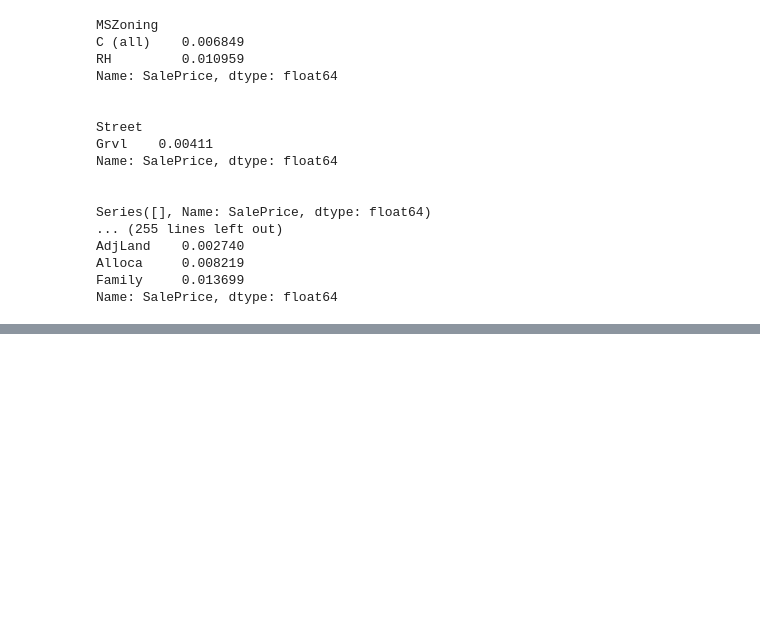
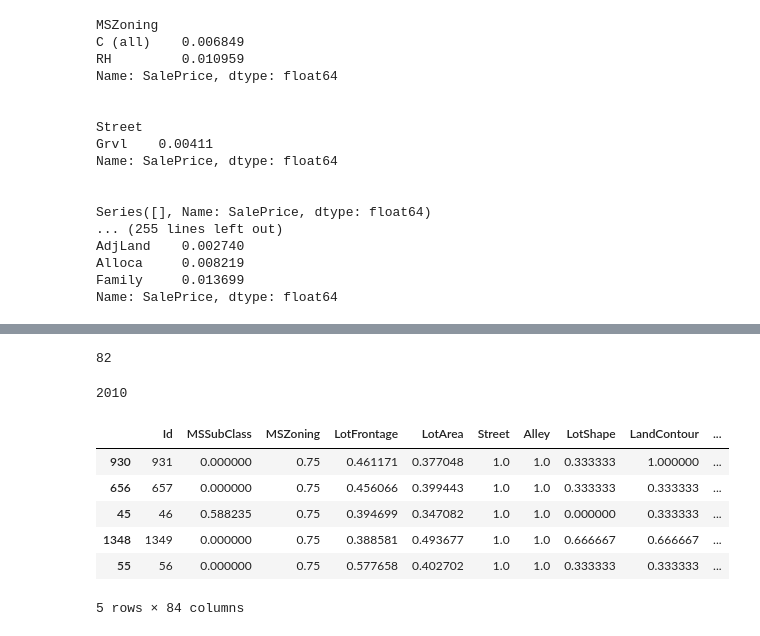
Before and after one commit to mostofa-ahsan/Projects, a Jupyter notebook: Housing Price/Housing_feature_engineering.ipynb, the cells around one changed output, grey strips where cells are left out. Cells and saved outputs as stored; diff of their text form; code cells hidden in the pictures; blank space fills up the shorter version.

```diff
--- a/Housing Price/Housing_feature_engineering.ipynb
+++ b/Housing Price/Housing_feature_engineering.ipynb
@@ -219,0 +277,26 @@ for i in categorical_variables:
+# %%
+final_variables= [ i for i in X_train.columns if i not in ['Id','SalePrice']]
+len(final_variables)
+# %% [output]
+82
+# %%
+print(X_train['YrSold'].max())
+# %% [output]
+2010
+# %%
+scaler = MinMaxScaler()
+scaler.fit(X_train[final_variables])
+
+X_train[final_variables]=scaler.transform(X_train[final_variables])
+
+X_test[final_variables]=scaler.transform(X_test[final_variables])
+# %%
+X_train.head()
+# %% [output]
+|  | Id | MSSubClass | MSZoning | LotFrontage | LotArea | Street | Alley | LotShape | LandContour | ... |
+| 930 | 931 | 0.000000 | 0.75 | 0.461171 | 0.377048 | 1.0 | 1.0 | 0.333333 | 1.000000 | ... |
+| 656 | 657 | 0.000000 | 0.75 | 0.456066 | 0.399443 | 1.0 | 1.0 | 0.333333 | 0.333333 | ... |
+| 45 | 46 | 0.588235 | 0.75 | 0.394699 | 0.347082 | 1.0 | 1.0 | 0.000000 | 0.333333 | ... |
+| 1348 | 1349 | 0.000000 | 0.75 | 0.388581 | 0.493677 | 1.0 | 1.0 | 0.666667 | 0.666667 | ... |
+| 55 | 56 | 0.000000 | 0.75 | 0.577658 | 0.402702 | 1.0 | 1.0 | 0.333333 | 0.333333 | ... |
+5 rows × 84 columns
```
Also changed, not shown: parts of 13 cells of this notebook.
